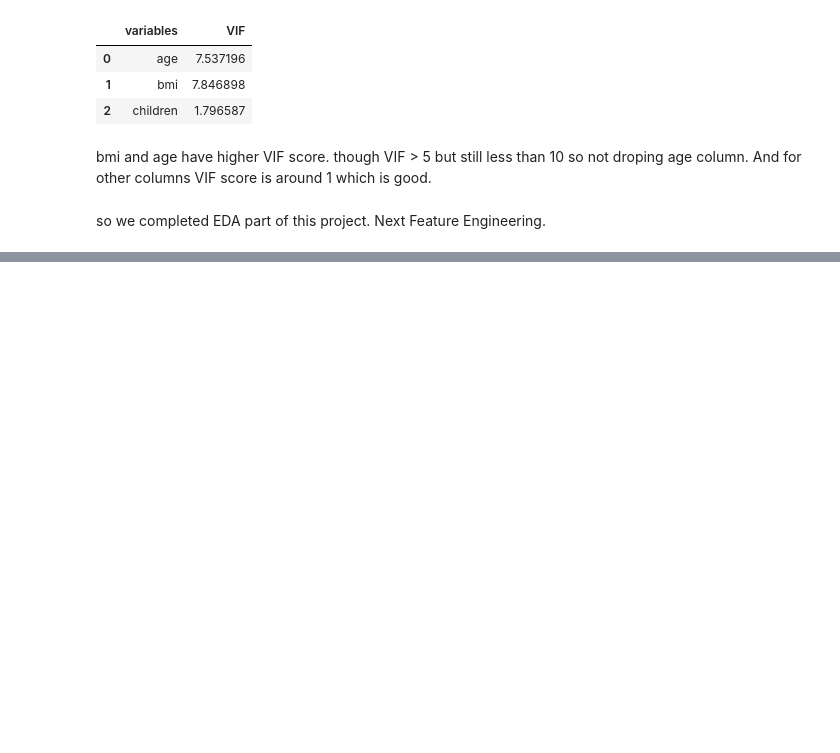
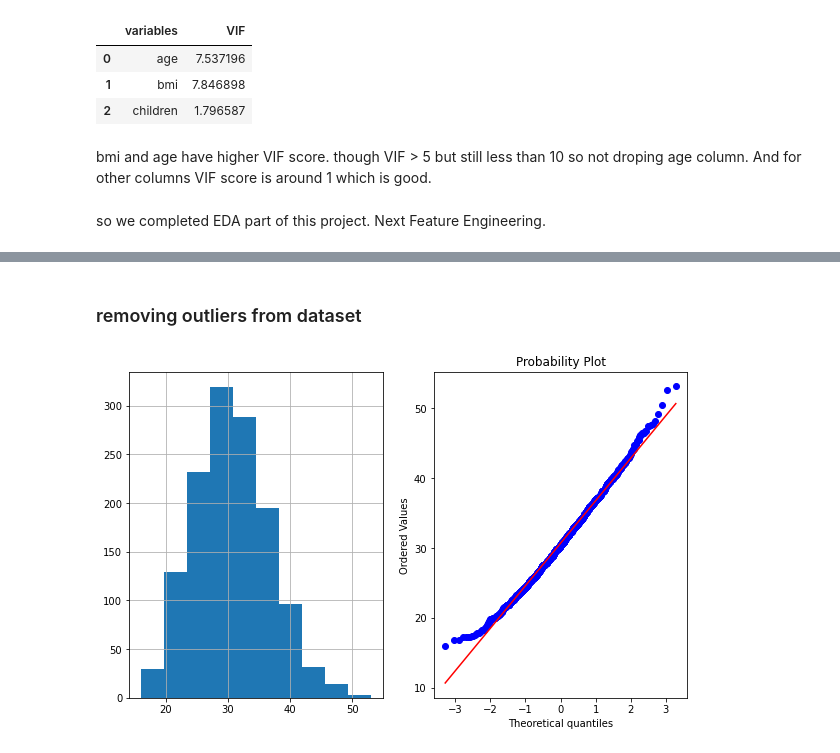
Before and after one commit to ikaushikpal/Insurance_Premium_Prediction, a Jupyter notebook: jNotebook Files/Insurance Premium Prediction.ipynb, the cells around one changed output, grey strips where cells are left out. Drawn from its saved outputs; the diff is of its cells as text; code cells hidden in the pictures; blank space fills up the shorter version.

```diff
--- a/jNotebook Files/Insurance Premium Prediction.ipynb
+++ b/jNotebook Files/Insurance Premium Prediction.ipynb
@@ -313,0 +305,21 @@ so we completed EDA part of this project. Next Feature Engineering.
+# %% [markdown]
+### removing outliers from dataset
+# %%
+import scipy.stats as stat
+import pylab
+
+
+def plot_data(df,feature):
+    plt.figure(figsize=(10,6))
+
+    plt.subplot(1,2,1)
+    df[feature].hist()
+
+    plt.subplot(1,2,2)
+    stat.probplot(df[feature],dist='norm',plot=pylab) # QQ plot
+
+    plt.show()
+# %%
+plot_data(df, 'bmi')
+# %% [output]
+[figure, added]
```
Also changed, not shown: parts of 66 cells of this notebook.
